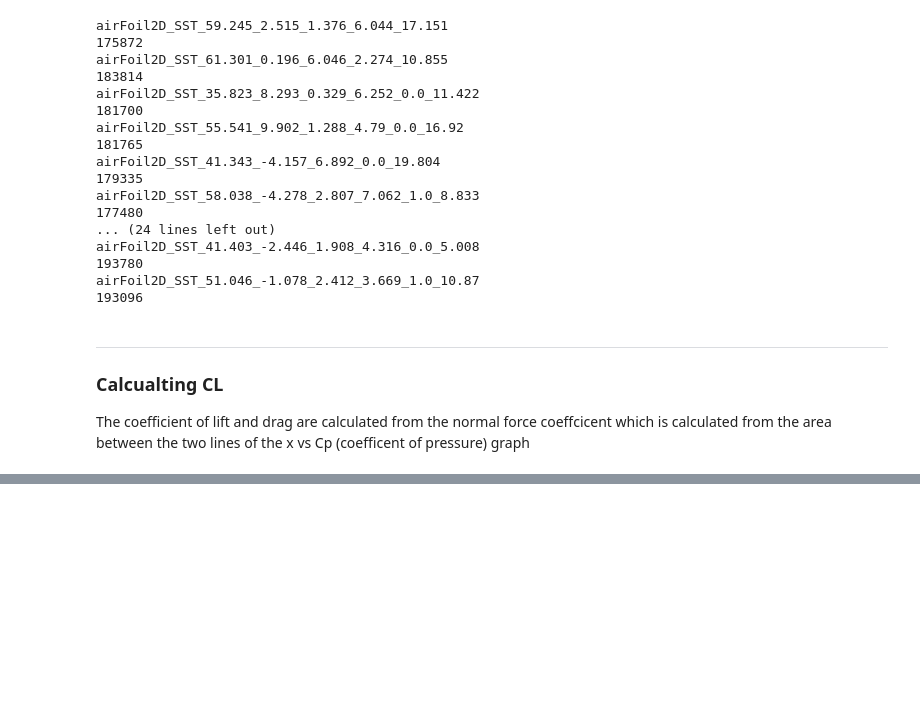
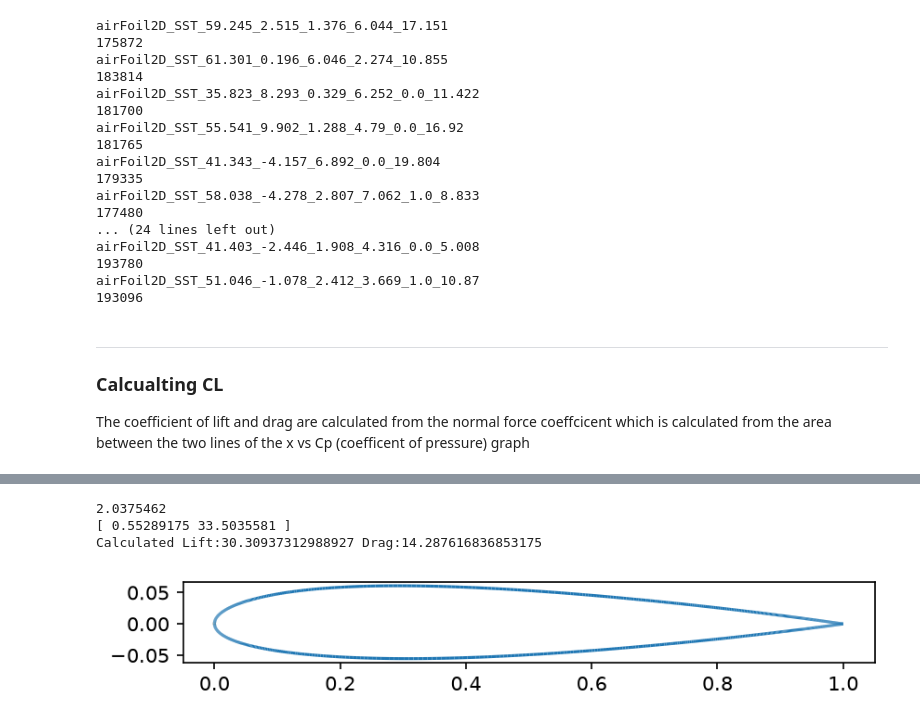
Before and after one commit to Will-Bonnett/airfoil-surrogate, a Jupyter notebook: notebooks/01_explore.ipynb, the cells around one changed output, grey strips where cells are left out. Drawn from its saved outputs; the diff is of its cells as text; code cells hidden in the pictures; blank space fills up the shorter version.

```diff
--- a/notebooks/01_explore.ipynb
+++ b/notebooks/01_explore.ipynb
@@ -264,0 +324,8 @@ Library's Coefficent = 0.06675648086207979
+# %%
+af_mesh = simulation.airfoil
+print(af_mesh)
+print(af_mesh.lines[:12])
+print(len(af_mesh.lines))
+print(af_mesh.n_points, af_mesh.n_lines)
+print(af_mesh.point_data.keys())
+print(af_mesh.point_data["p"])
@@ -264,0 +352,60 @@ Library's Coefficent = 0.06675648086207979
+# %%
+# Turn lines into a table of index pairs
+# reshape lines
+table = af_mesh.lines.reshape(af_mesh.n_points, 3)
+# drop first column of n number of points
+table = np.delete(table,0,1)
+
+perimeter = 0
+total_force = [0,0]
+for pair in table:
+    coord_1 = af_mesh.points[pair[0]][:2]
+    coord_2 = af_mesh.points[pair[1]][:2]
+    midpoint = (coord_1+coord_2) /2
+    length = np.linalg.norm(coord_1-coord_2)
+
+    stick_pressure = (af_mesh.point_data['p'][pair[0]]+af_mesh.point_data['p'][pair[1]])/2
+
+    dx, dy = (coord_1-coord_2)/length
+
+    norm = (-dy,dx) # tested against segments around x=0.5 with dy
+
+    # Force = normal x pressure * length
+    force = np.array(norm) * stick_pressure * length
+    total_force = total_force + force
+
+    # if (0.4<midpoint[0]<0.6 and midpoint[1]>0):
+    #     print(f"MidPoint = {midpoint},norm = {norm}")
+    #     print(f"pressure = {stick_pressure} Normals = {af_mesh.point_data['Normals'][pair][:,:2]}")
+    #     #print(f"Norms of Normals = {np.linalg.norm(af_mesh.point_data['Normals'][pair][:,:2], axis = 1)}\n")
+    #     print(f"Stick force = {force}")
+    perimeter  = perimeter + length
+
+print(perimeter)
+print(total_force)
+
+
+aoa = parse_name(simulation.name)["angleOfAttack"]
+drag = total_force[0]*math.cos(aoa) + total_force[1]*math.sin(aoa)
+lift = -total_force[0]*math.sin(aoa) + total_force[1]*math.cos(aoa)
+
+print(f"Calculated Lift:{lift} Drag:{drag}")
+# %% [output]
+2.0375462
+[ 0.55289175 33.5035581 ]
+Calculated Lift:30.30937312988927 Drag:14.287616836853175
+# %%
+
+starts = af_mesh.points[table[:,0],:2]
+ends = af_mesh.points[table[:,1],:2]
+segs = np.stack([starts, ends], axis=1)
+
+
+fig, ax = plt.subplots()
+
+ax.add_collection(LineCollection(segs))
+ax.autoscale()
+ax.set_aspect("equal")
+plt.show()
+# %% [output]
+[figure, added]
```
Also changed, not shown: parts of 7 cells of this notebook.
